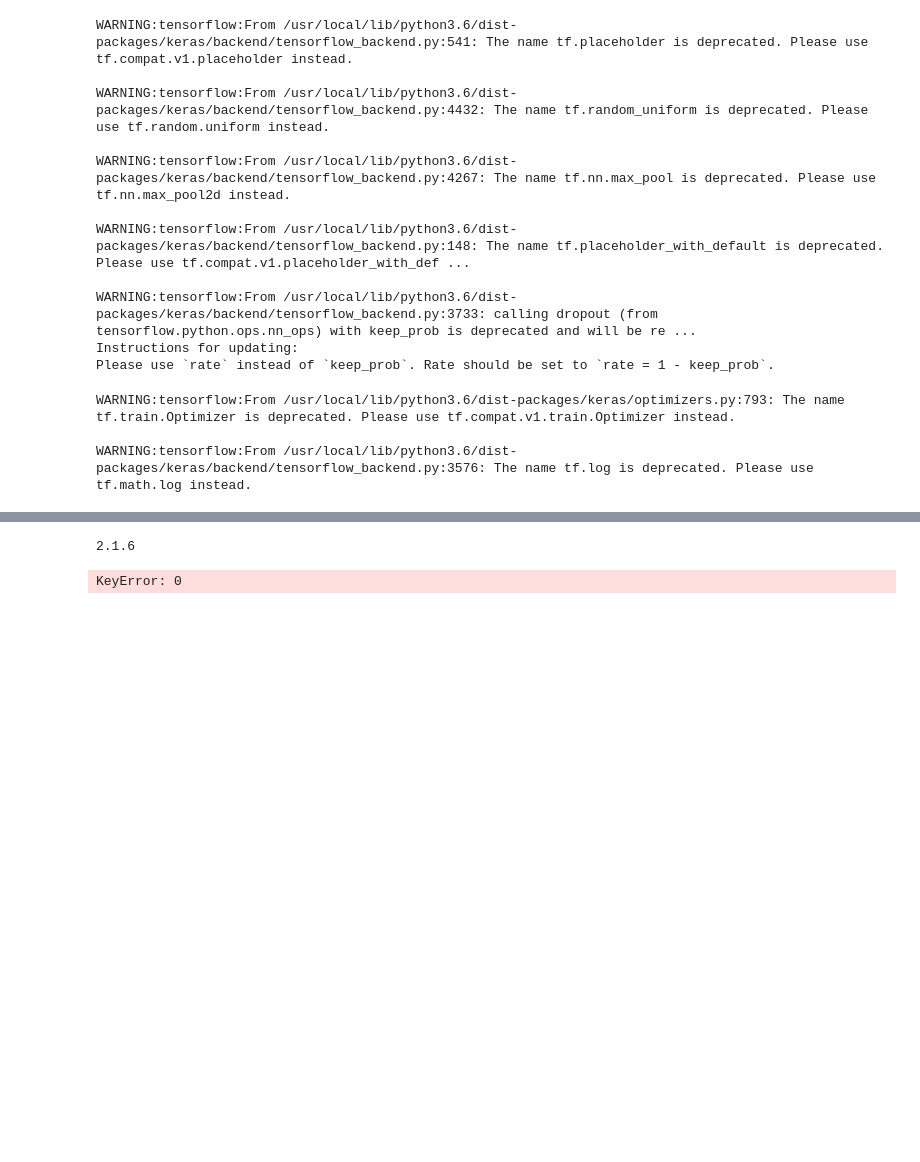
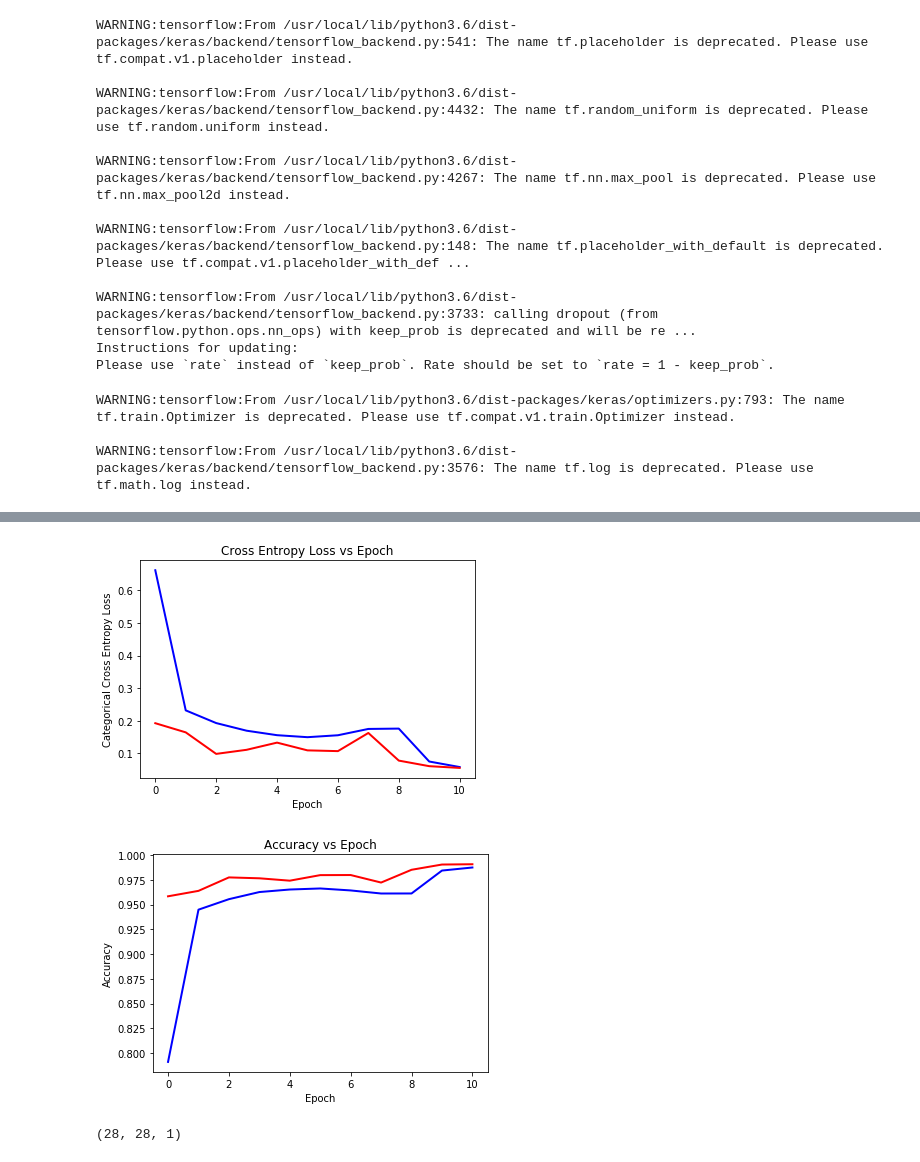
Before and after one commit to wnam98/AIFinalProject, a Jupyter notebook: q1/question1_part2.ipynb, the cells around one changed output, grey strips where cells are left out. Saved outputs shown, nothing was run; the diff lists cells and outputs as text; code cells hidden in the pictures; blank space fills up the shorter version.

```diff
--- a/q1/question1_part2.ipynb
+++ b/q1/question1_part2.ipynb
@@ -257,13 +292,29 @@ Total params: 797,184
 Trainable params: 797,184
 Non-trainable params: 0
 _________________________________________________________________
-# %%
-print(keras.__version__)
-# %% [output]
-2.1.6
-# %%
-from keras.models import load_model
-
-model2 = load_model('./models/p2_9746.h5')
-# %% [output]
-KeyError: 0
+# %%
+train_loss2 = history2.history['loss']
+val_loss2   = history2.history['val_loss']
+train_acc2  = history2.history['acc']
+val_acc2    = history2.history['val_acc']
+
+# Plot loss
+fig = plt.figure()
+plt.plot(train_loss2, color='blue', linewidth=2)
+plt.plot(val_loss2, color='red', linewidth=2)
+plt.title("Cross Entropy Loss vs Epoch")
+plt.ylabel("Categorical Cross Entropy Loss")
+plt.xlabel("Epoch")
+plt.show()
+
+# Plot accuracy
+fig = plt.figure()
+plt.plot(train_acc2, color='blue', linewidth=2)
+plt.plot(val_acc2, color='red', linewidth=2)
+plt.title("Accuracy vs Epoch")
+plt.ylabel("Accuracy")
+plt.xlabel("Epoch")
+plt.show()
+# %% [output]
+[figure, added]
+[figure, added]
@@ -269,0 +330,11 @@ KeyError: 0
+# %%
+# Plot accuracy
+fig = plt.figure()
+plt.plot(train_acc2, color='blue', linewidth=2)
+plt.plot(val_acc2, color='red', linewidth=2)
+plt.title("Accuracy vs Epoch")
+plt.ylabel("Accuracy")
+plt.xlabel("Epoch")
+plt.show()
+# %% [output]
+(28, 28, 1)
```
Also changed, not shown: parts of 15 cells of this notebook.
